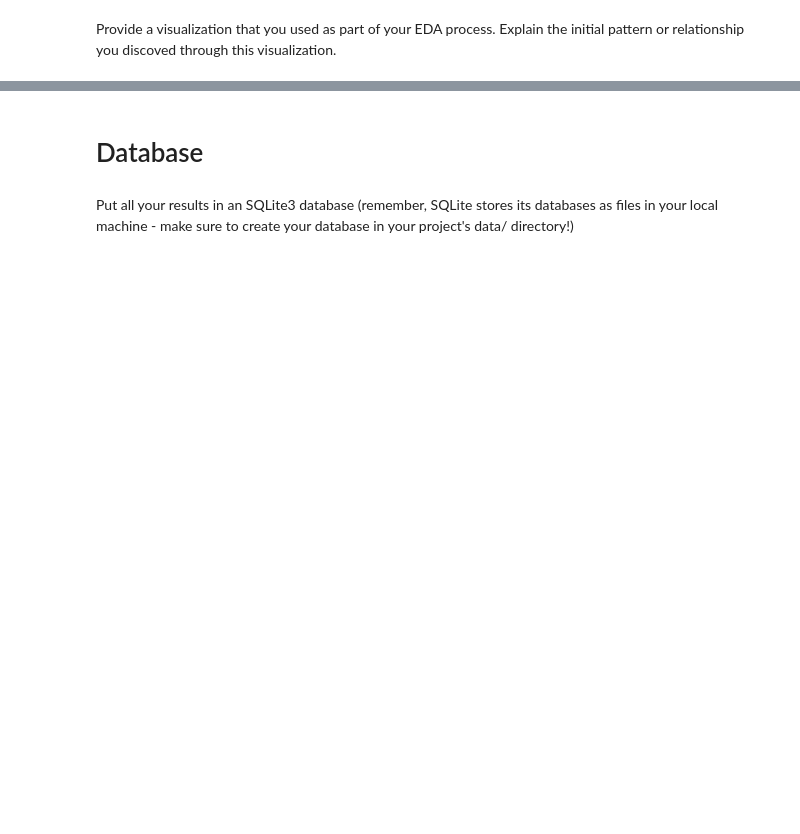
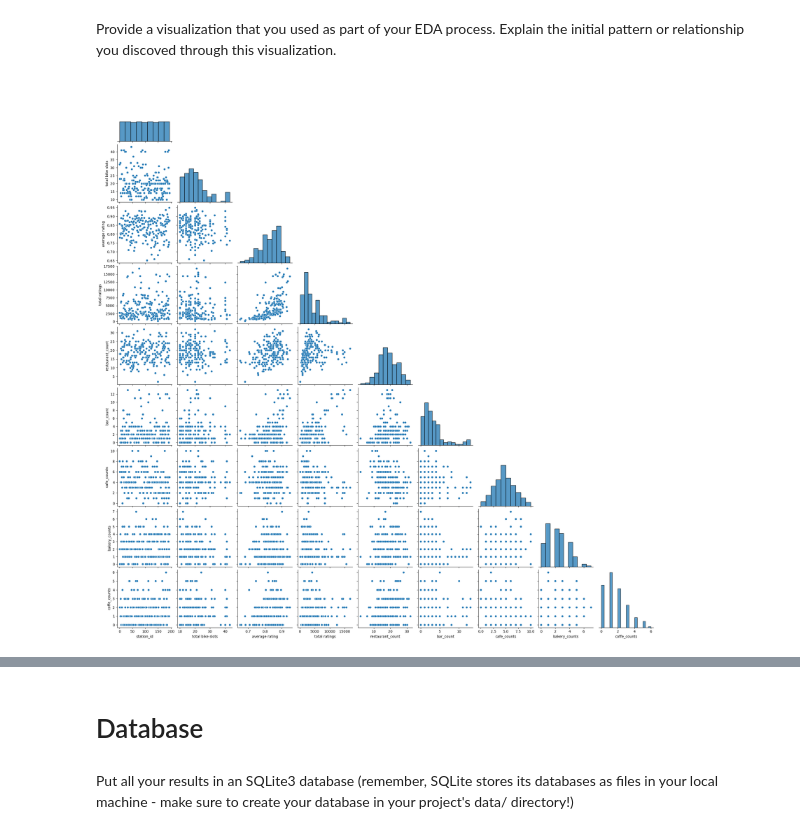
Before and after one commit to Mitch-P-Analyst/Statistical-Modelling-Project., a Jupyter notebook: notebooks/joining_data.ipynb, the cells around one changed output, grey strips where cells are left out. Drawn from its saved outputs; the diff is of its cells as text; code cells hidden in the pictures; blank space fills up the shorter version.

Commit message:
Joining Data

```diff
--- a/notebooks/joining_data.ipynb
+++ b/notebooks/joining_data.ipynb
@@ -10,0 +45,5 @@ lb_citybikes = pd.read_csv('/Users/mitchellpalmer/Projects/Lighthouse Lab Projec
+# %%
+# Merge DataFrame by BikeStation_ID
+bikestations_POI = pd.merge(lb_citybikes,station_POI,on='station_id',how='inner')
+
+bikestations_POI.head()
@@ -10,0 +95,9 @@ lb_citybikes = pd.read_csv('/Users/mitchellpalmer/Projects/Lighthouse Lab Projec
+# %%
+# Clean Total Number Of Ratings column into Numeric Dtype
+bikestations_POI['total num ratings'] = pd.to_numeric(
+    bikestations_POI['total num ratings']
+        .astype(str)
+        .str.replace(r'[{}]', '', regex=True)
+        .str.strip(),
+    errors='coerce'
+)
@@ -10,0 +152,18 @@ lb_citybikes = pd.read_csv('/Users/mitchellpalmer/Projects/Lighthouse Lab Projec
+# %%
+# Create new Dataframe observing ratings of locations nearby each bike_station
+EDA_bikestations = bikestations_POI.groupby(['station_id', 'total slots']).agg({
+    'rating': 'mean',
+    'total num ratings': 'sum'
+}).reset_index()
+# %%
+# Concatenate Ratings_DF and Categories_DF for further analysis
+EDA_bikestations = pd.merge(EDA_bikestations, categories_counts,on='station_id',how='inner')
+
+EDA_bikestations.rename(columns={
+    'total slots':'total bike slots',
+    'rating':'average rating',
+    'total num ratings':'total ratings'
+    },
+    inplace=True)
+
+EDA_bikestations
@@ -11,2 +184,10 @@ lb_citybikes = pd.read_csv('/Users/mitchellpalmer/Projects/Lighthouse Lab Projec
 # %% [markdown]
 Provide a visualization that you used as part of your EDA process. Explain the initial pattern or relationship you discoved through this visualization.
+# %%
+# CityBike Data relationships with FOURSQUARE Points_Of_Interest In Lisbon City, Portugal
+
+# Seaborn's Pairplot
+sns.pairplot(EDA_bikestations,corner=True)
+plt.show()
+# %% [output]
+[figure, added]
```
Also changed, not shown: parts of 27 cells of this notebook, 7 other files.
